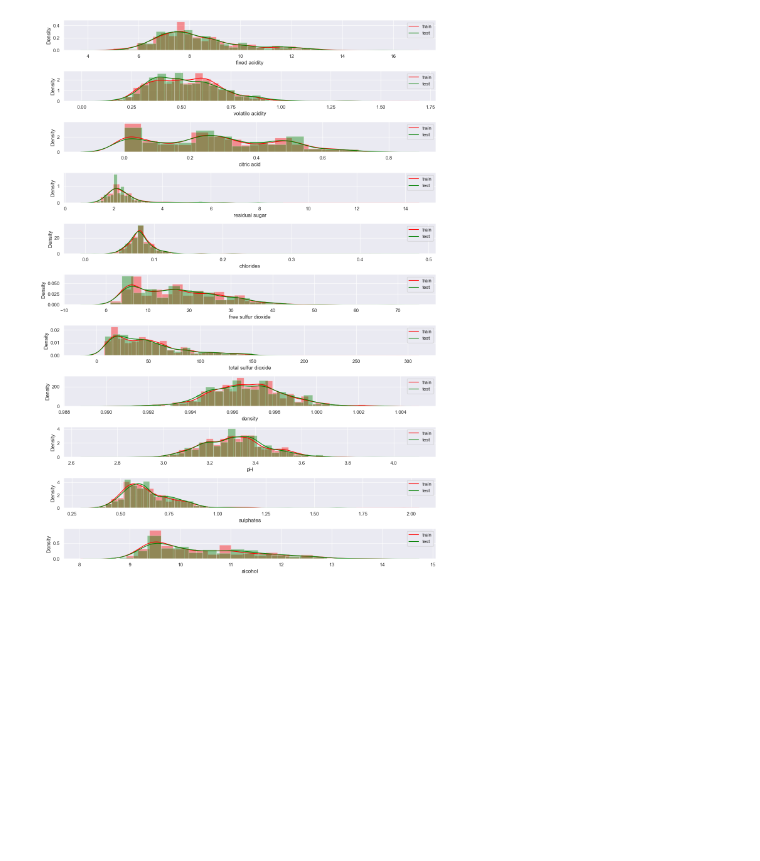
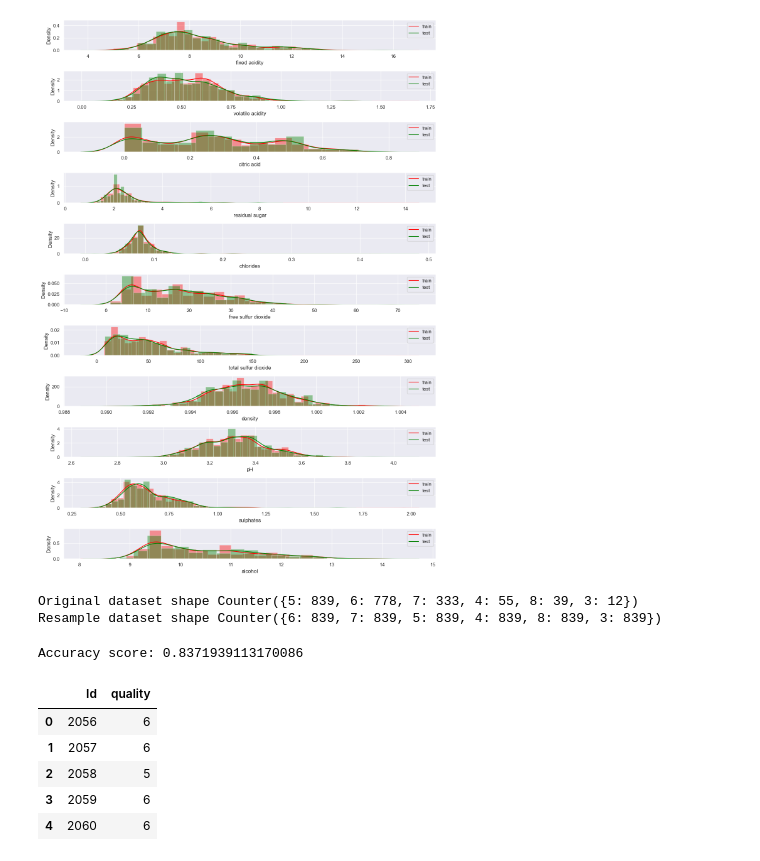
Before and after one commit to 7ashiorkor7/Wine-Quality-Prediction, a Jupyter notebook: winequalityprediction.ipynb, the cells around one changed output. Saved outputs shown, nothing was run; the diff lists cells and outputs as text; code cells hidden in the pictures; blank space fills up the shorter version.

```diff
--- a/winequalityprediction.ipynb
+++ b/winequalityprediction.ipynb
@@ -157,0 +162,48 @@ plt.tight_layout()
+# %%
+# import library
+from imblearn.over_sampling import RandomOverSampler
+
+ros = RandomOverSampler(random_state=42)
+
+x_ros, y_ros = ros.fit_resample(X, y)
+
+print('Original dataset shape', Counter(y))
+print('Resample dataset shape', Counter(y_ros))
+# %% [output]
+Original dataset shape Counter({5: 839, 6: 778, 7: 333, 4: 55, 8: 39, 3: 12})
+Resample dataset shape Counter({6: 839, 7: 839, 5: 839, 4: 839, 8: 839, 3: 839})
+# %%
+x_train, x_test, y_train, y_test = train_test_split(x_ros, y_ros, test_size=0.3, random_state=42)
+# %%
+# load library
+from sklearn.ensemble import RandomForestClassifier
+
+rfc = RandomForestClassifier()
+
+# fit the predictor and target
+rfc.fit(x_train, y_train)
+
+# predict
+rfc_predict = rfc.predict(x_test)# check performance
+
+
+print('Accuracy score:',accuracy_score(y_test, rfc_predict))
+# %% [output]
+Accuracy score: 0.8371939113170086
+# %%
+y_test=rfc.predict(test)
+# %%
+y_test=y_test.astype(int)
+# %%
+submission = pd.DataFrame({
+    "Id":test_df["Id"],
+    "quality":y_test
+})
+submission.head()
+# %% [output]
+|  | Id | quality |
+| 0 | 2056 | 6 |
+| 1 | 2057 | 6 |
+| 2 | 2058 | 5 |
+| 3 | 2059 | 6 |
+| 4 | 2060 | 6 |
```
Also changed, not shown: parts of 1 cell of this notebook.
